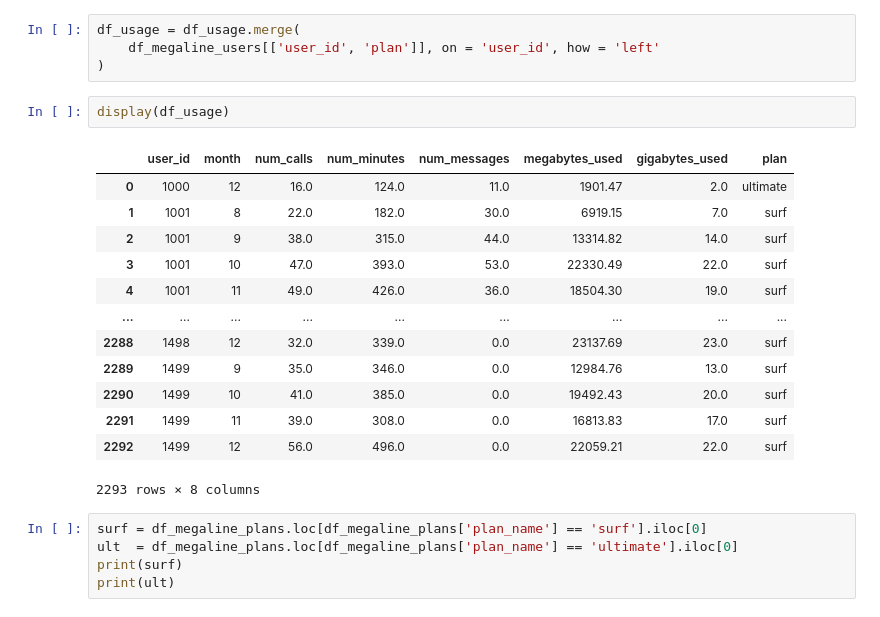
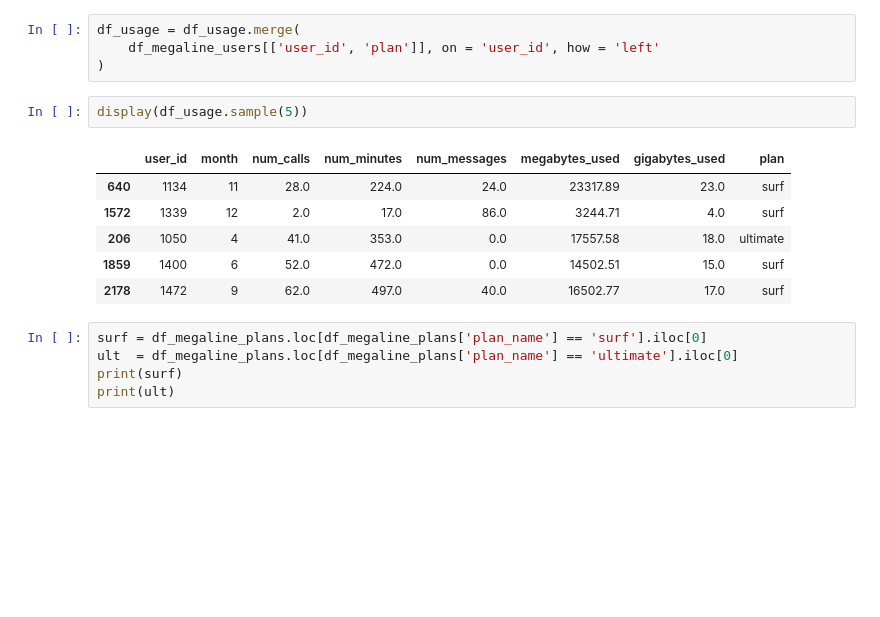
Before and after one commit to marcofrancohalsey/telecom-prepaid-plan-revenue-analysis, a Jupyter notebook: telecom_revenue_analysis.ipynb, the cells around one changed output. Cells and saved outputs as stored; diff of their text form; blank space fills up the shorter version.

```diff
--- a/telecom_revenue_analysis.ipynb
+++ b/telecom_revenue_analysis.ipynb
@@ -615,21 +532,14 @@ df_usage = df_usage.merge(
     df_megaline_users[['user_id', 'plan']], on = 'user_id', how = 'left'
 )
 # %%
-display(df_usage)
+display(df_usage.sample(5))
 # %% [output]
 |  | user_id | month | num_calls | num_minutes | num_messages | megabytes_used | gigabytes_used | plan |
-| 0 | 1000 | 12 | 16.0 | 124.0 | 11.0 | 1901.47 | 2.0 | ultimate |
-| 1 | 1001 | 8 | 22.0 | 182.0 | 30.0 | 6919.15 | 7.0 | surf |
-| 2 | 1001 | 9 | 38.0 | 315.0 | 44.0 | 13314.82 | 14.0 | surf |
-| 3 | 1001 | 10 | 47.0 | 393.0 | 53.0 | 22330.49 | 22.0 | surf |
-| 4 | 1001 | 11 | 49.0 | 426.0 | 36.0 | 18504.30 | 19.0 | surf |
-| ... | ... | ... | ... | ... | ... | ... | ... | ... |
-| 2288 | 1498 | 12 | 32.0 | 339.0 | 0.0 | 23137.69 | 23.0 | surf |
-| 2289 | 1499 | 9 | 35.0 | 346.0 | 0.0 | 12984.76 | 13.0 | surf |
-| 2290 | 1499 | 10 | 41.0 | 385.0 | 0.0 | 19492.43 | 20.0 | surf |
-| 2291 | 1499 | 11 | 39.0 | 308.0 | 0.0 | 16813.83 | 17.0 | surf |
-| 2292 | 1499 | 12 | 56.0 | 496.0 | 0.0 | 22059.21 | 22.0 | surf |
+| 640 | 1134 | 11 | 28.0 | 224.0 | 24.0 | 23317.89 | 23.0 | surf |
+| 1572 | 1339 | 12 | 2.0 | 17.0 | 86.0 | 3244.71 | 4.0 | surf |
+| 206 | 1050 | 4 | 41.0 | 353.0 | 0.0 | 17557.58 | 18.0 | ultimate |
+| 1859 | 1400 | 6 | 52.0 | 472.0 | 0.0 | 14502.51 | 15.0 | surf |
+| 2178 | 1472 | 9 | 62.0 | 497.0 | 40.0 | 16502.77 | 17.0 | surf |
-2293 rows × 8 columns
 # %%
 surf = df_megaline_plans.loc[df_megaline_plans['plan_name'] == 'surf'].iloc[0]
 ult  = df_megaline_plans.loc[df_megaline_plans['plan_name'] == 'ultimate'].iloc[0]
```
Also changed, not shown: parts of 31 cells of this notebook.
